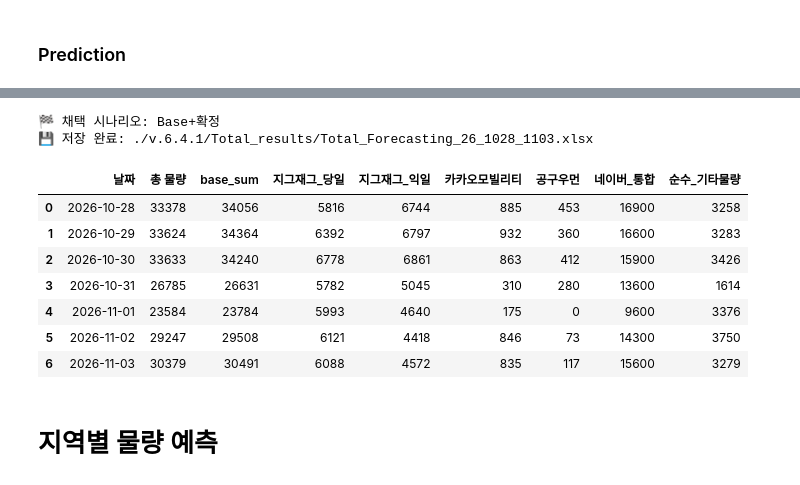
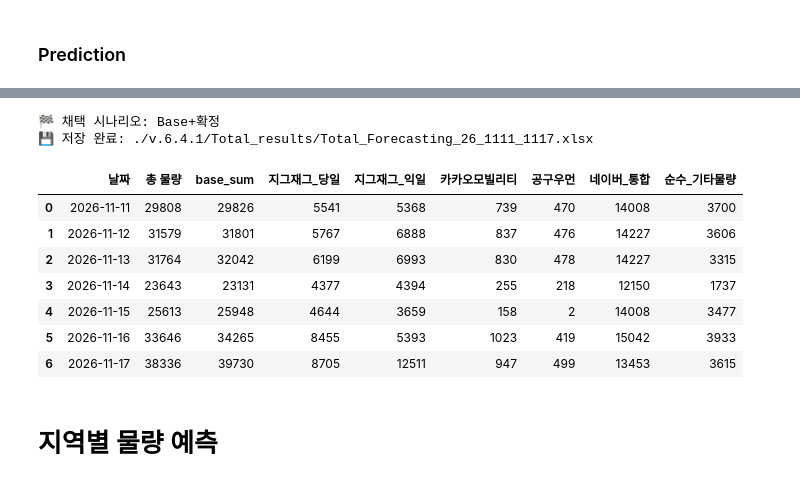
Before and after one commit to ds-sujin/forecasting_new, a Jupyter notebook: forecasting_demo_v6.4.1.ipynb, the cells around one changed output, grey strips where cells are left out. Drawn from its saved outputs; the diff is of its cells as text; code cells hidden in the pictures.

Commit message:
weekly forecasting 1111-1117

```diff
--- a/forecasting_demo_v6.4.1.ipynb
+++ b/forecasting_demo_v6.4.1.ipynb
@@ -1528,9 +1528,16 @@ seller_closed_dates = {
 #    - 키는 타겟 상수로 지정 (ZIG_SAME, ZIG_NEXT, NAVER_COMBINED, KAKAO ...)
 # ----------------------------------------------------------
 manual_seller_fixed_volumes = {
-    ZIG_SAME:       {},  # 예) {"2026-10-21": 11059, "2026-10-22": 11202}
-    ZIG_NEXT:       {},
-    NAVER_COMBINED: {"2026-10-28": 16900, "2026-10-29": 16600, "2026-10-30": 15900, "2026-10-31": 13600, "2026-11-01": 9600, "2026-11-02": 14300, "2026-11-03": 15600},
+    ZIG_SAME:       {"2026-11-16": 8455, "2026-11-17": 8705, "2026-11-18": 8598, "2026-11-19": 8432, "2026-11-20": 6704, "2026-11-21": 5312, "2026-11-22": 7156,
+                    "2026-11-23": 6137, "2026-11-24": 7246, "2026-11-25": 7658, "2026-11-26": 7852, "2026-11-27": 6201, "2026-11-28": 5106, "2026-11-29": 7092,
+                    "2026-11-30": 6125, "2026-12-01": 8768, "2026-12-02": 8923},
+
+    ZIG_NEXT:       {"2026-11-16": 5393, "2026-11-17": 12511, "2026-11-18": 13177, "2026-11-19": 12699, "2026-11-20": 11163, "2026-11-21": 8875, "2026-11-22": 7033,
+                    "2026-11-23": 9472, "2026-11-24": 8124, "2026-11-25": 9593, "2026-11-26": 10138, "2026-11-27": 10392, "2026-11-28": 8208, "2026-11-29": 6759,
+                    "2026-11-30": 9387, "2026-12-01": 8105, "2026-12-02": 11607, "2026-12-03": 13466},
+
+    NAVER_COMBINED: {"2026-10-28": 16900, "2026-10-29": 16600, "2026-10-30": 15900, "2026-10-31": 13600, "2026-11-01": 9600, "2026-11-02": 14300, "2026-11-03": 15600,
+                    "2026-11-04": 20500, "2026-11-05": 25100, "2026-11-06": 22700, "2026-11-07": 20000, "2026-11-08": 13400, "2026-11-09": 18200},
 }
 fixed_volumes = {k: v for k, v in manual_seller_fixed_volumes.items() if v}  # 값 있는 타겟만
 
@@ -1891,42 +1862,42 @@ print(f"\n Cell 5의 SELECTED_SCENARIO 에 위 '시나리오' 이름 중 하나
 # ==========================================================
 # [v.6.4.1] Cell 5. 최종 시나리오 선택 → 엑셀 저장
 # (Cell 4 결과를 그대로 사용하므로 재연산 없음)
 # ==========================================================
 import os
 
 SELECTED_SCENARIO = "Base+확정"  # 👈 Cell 4 비교표를 보고 채택할 시나리오 이름 입력
 
 assert SELECTED_SCENARIO in scenario_runs, f"없는 시나리오입니다: {list(scenario_runs.keys())}"
 sel = scenario_runs[SELECTED_SCENARIO]
 
 # 이후 셀(지역별 예측)에서 쓰는 변수명 유지
 forecast_df_final = sel["forecast"].copy()
 valid_result_df   = sel["valid"]
 trained_models    = sel["models"]
 features_dict     = sel["features"]
 
 # 저장
 VERSION_DIR = "./v.6.4.1"
 SAVE_DIR = f"{VERSION_DIR}/Total_results"
 os.makedirs(SAVE_DIR, exist_ok=True)
-save_path_total = f"{SAVE_DIR}/Total_Forecasting_26_1028_1103.xlsx"  # 👈 날짜명 변경
+save_path_total = f"{SAVE_DIR}/Total_Forecasting_26_1111_1117.xlsx"  # 👈 날짜명 변경
 
 forecast_df_final.to_excel(save_path_total, index=False)
 print(f"🏁 채택 시나리오: {SELECTED_SCENARIO}")
 print(f"💾 저장 완료: {save_path_total}\n")
 
 display(forecast_df_final[["날짜", "총 물량", "base_sum"] + BASE_TARGETS])
 # %% [output]
 🏁 채택 시나리오: Base+확정
-💾 저장 완료: ./v.6.4.1/Total_results/Total_Forecasting_26_1028_1103.xlsx
+💾 저장 완료: ./v.6.4.1/Total_results/Total_Forecasting_26_1111_1117.xlsx
 |  | 날짜 | 총 물량 | base_sum | 지그재그_당일 | 지그재그_익일 | 카카오모빌리티 | 공구우먼 | 네이버_통합 | 순수_기타물량 |
-| 0 | 2026-10-28 | 33378 | 34056 | 5816 | 6744 | 885 | 453 | 16900 | 3258 |
-| 1 | 2026-10-29 | 33624 | 34364 | 6392 | 6797 | 932 | 360 | 16600 | 3283 |
-| 2 | 2026-10-30 | 33633 | 34240 | 6778 | 6861 | 863 | 412 | 15900 | 3426 |
-| 3 | 2026-10-31 | 26785 | 26631 | 5782 | 5045 | 310 | 280 | 13600 | 1614 |
-| 4 | 2026-11-01 | 23584 | 23784 | 5993 | 4640 | 175 | 0 | 9600 | 3376 |
-| 5 | 2026-11-02 | 29247 | 29508 | 6121 | 4418 | 846 | 73 | 14300 | 3750 |
-| 6 | 2026-11-03 | 30379 | 30491 | 6088 | 4572 | 835 | 117 | 15600 | 3279 |
+| 0 | 2026-11-11 | 29808 | 29826 | 5541 | 5368 | 739 | 470 | 14008 | 3700 |
+| 1 | 2026-11-12 | 31579 | 31801 | 5767 | 6888 | 837 | 476 | 14227 | 3606 |
+| 2 | 2026-11-13 | 31764 | 32042 | 6199 | 6993 | 830 | 478 | 14227 | 3315 |
+| 3 | 2026-11-14 | 23643 | 23131 | 4377 | 4394 | 255 | 218 | 12150 | 1737 |
+| 4 | 2026-11-15 | 25613 | 25948 | 4644 | 3659 | 158 | 2 | 14008 | 3477 |
+| 5 | 2026-11-16 | 33646 | 34265 | 8455 | 5393 | 1023 | 419 | 15042 | 3933 |
+| 6 | 2026-11-17 | 38336 | 39730 | 8705 | 12511 | 947 | 499 | 13453 | 3615 |
 # %% [markdown]
 # 지역별 물량 예측
 # %%
```
Also changed, not shown: parts of 11 cells of this notebook, 13 other files.
